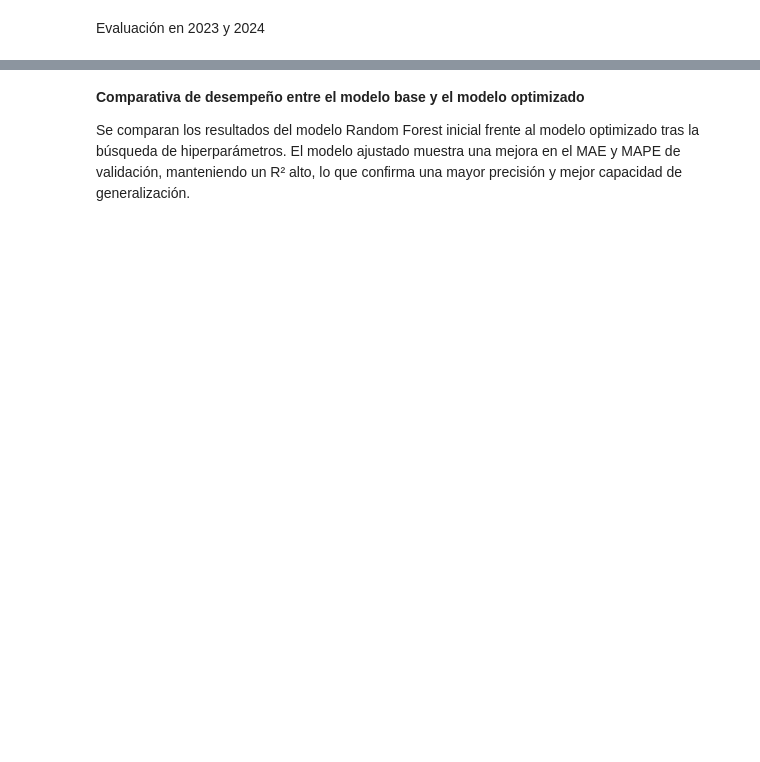
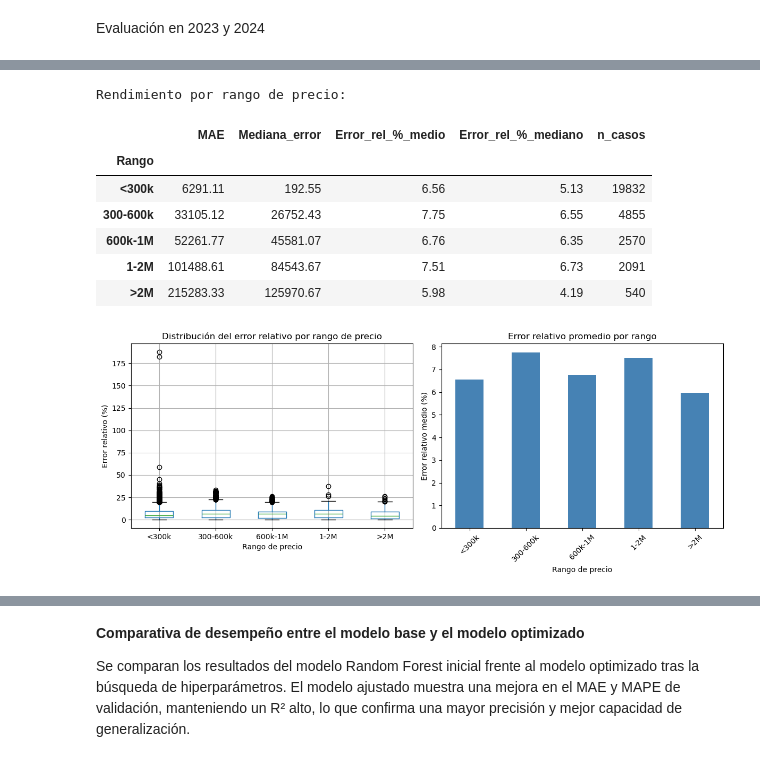
Before and after one commit to JorgeGM8/TFM_Data_Science, a Jupyter notebook: notebooks/preprocesamiento_modelado.ipynb, the cells around one changed output, grey strips where cells are left out. Drawn from its saved outputs; the diff is of its cells as text; code cells hidden in the pictures; blank space fills up the shorter version.

```diff
--- a/notebooks/preprocesamiento_modelado.ipynb
+++ b/notebooks/preprocesamiento_modelado.ipynb
@@ -448,0 +742,54 @@ Evaluación en 2023 y 2024
+# %%
+# Crear rangos de precio
+bins = [0, 300000, 600000, 1000000, 2000000, np.inf]
+labels = ['<300k', '300-600k', '600k-1M', '1-2M', '>2M']
+
+df_errores = pd.DataFrame({
+    'Real': y_test.values,
+    'Predicho': y_pred_test,
+    'Error_abs': errores_abs,
+    'Error_rel_%': errores_rel
+})
+
+df_errores['Rango'] = pd.cut(df_errores['Real'], bins=bins, labels=labels)
+
+# Análisis por rango
+print("Rendimiento por rango de precio:\n")
+resumen_rangos = df_errores.groupby('Rango').agg({
+    'Error_abs': ['mean', 'median'],
+    'Error_rel_%': ['mean', 'median'],
+    'Real': 'count'
+}).round(2)
+
+resumen_rangos.columns = ['MAE', 'Mediana_error', 'Error_rel_%_medio', 'Error_rel_%_mediano', 'n_casos']
+display(resumen_rangos)
+
+# Visualizar errores por rango
+plt.figure(figsize=(12, 5))
+
+plt.subplot(1, 2, 1)
+df_errores.boxplot(column='Error_rel_%', by='Rango', ax=plt.gca())
+plt.title('Distribución del error relativo por rango de precio')
+plt.ylabel('Error relativo (%)')
+plt.xlabel('Rango de precio')
+plt.suptitle('')
+
+plt.subplot(1, 2, 2)
+resumen_rangos['Error_rel_%_medio'].plot(kind='bar', color='steelblue')
+plt.title('Error relativo promedio por rango')
+plt.ylabel('Error relativo medio (%)')
+plt.xlabel('Rango de precio')
+plt.xticks(rotation=45)
+
+plt.tight_layout()
+plt.show()
+# %% [output]
+Rendimiento por rango de precio:
+|  | MAE | Mediana_error | Error_rel_%_medio | Error_rel_%_mediano | n_casos |
+| Rango |  |  |  |  |  |
+| <300k | 6291.11 | 192.55 | 6.56 | 5.13 | 19832 |
+| 300-600k | 33105.12 | 26752.43 | 7.75 | 6.55 | 4855 |
+| 600k-1M | 52261.77 | 45581.07 | 6.76 | 6.35 | 2570 |
+| 1-2M | 101488.61 | 84543.67 | 7.51 | 6.73 | 2091 |
+| >2M | 215283.33 | 125970.67 | 5.98 | 4.19 | 540 |
+[figure, added]
```
Also changed, not shown: parts of 55 cells of this notebook.
